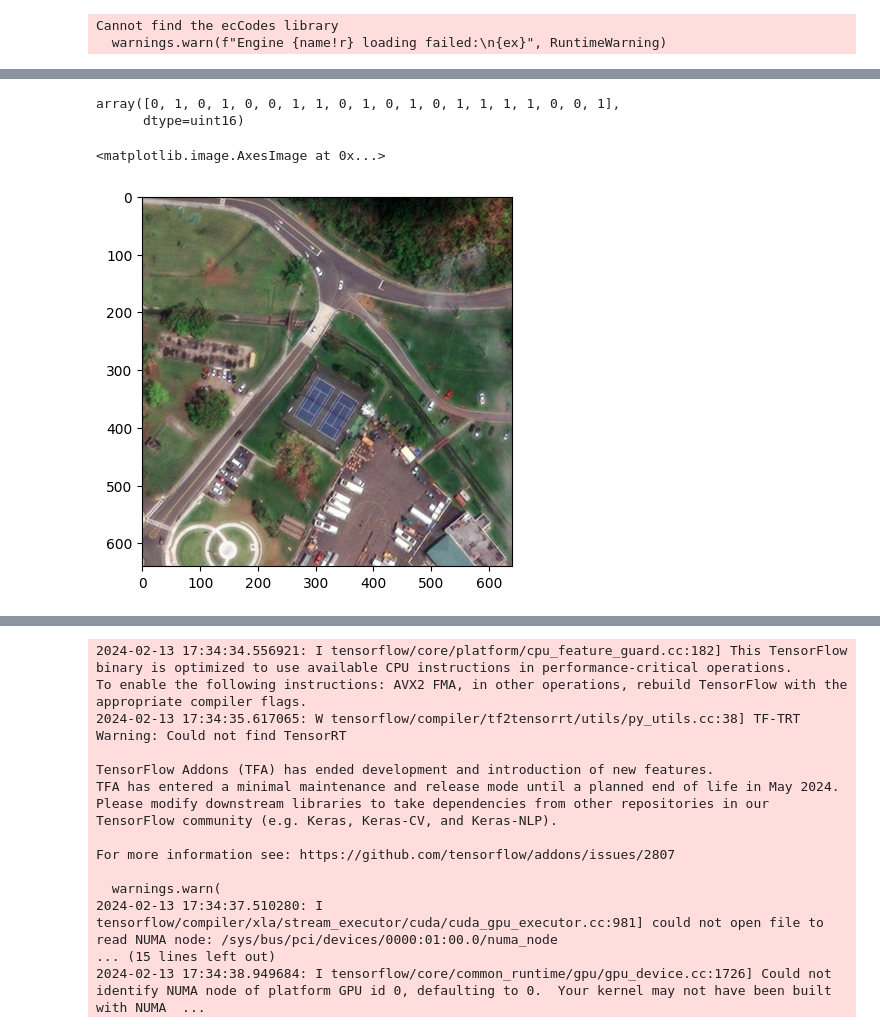
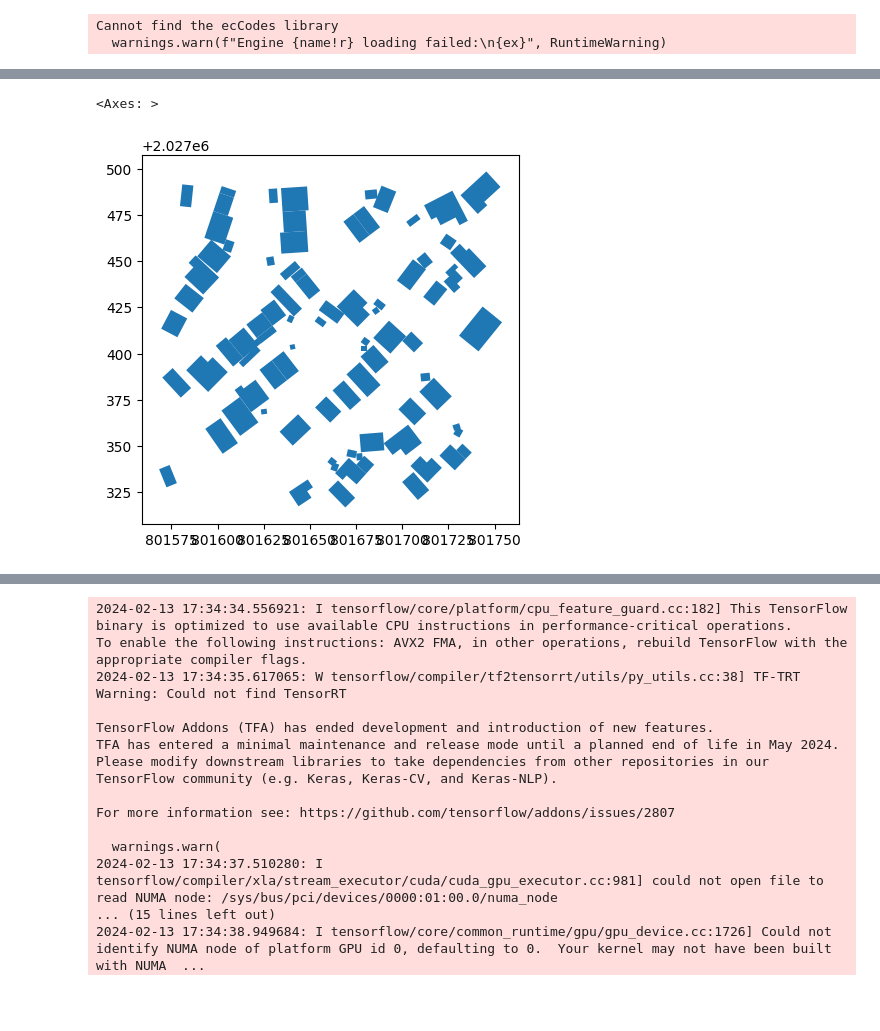
Before and after one commit to EY-competition-2024/EY24, a Jupyter notebook: scripts/debug.ipynb, the cells around one changed output, grey strips where cells are left out. Saved outputs shown, nothing was run; the diff lists cells and outputs as text; code cells hidden in the pictures; blank space fills up the shorter version.

```diff
--- a/scripts/debug.ipynb
+++ b/scripts/debug.ipynb
@@ -10,10 +10,9 @@ PR_DS_POST = xr.open_dataset(
 PR_DS_PRE = xr.open_dataset(
     rf"{repo}\data\data_in\Pre_Event_San_Juan.tif"
 )
-BUILDING_GDF = gpd.read_file(
-    rf"{repo}\data\data_in\Buildins Footprint ROI\building_footprint_roi_challenge.shp"
+BUILDING_GDF = gpd.read_parquet(
+    r"D:\Becas y Proyectos\EY Challenge 2024\EY24\data\data_out\BUILDING_GDF.parquet"
 )
-BUILDING_GDF.to_crs(epsg=32619, inplace=True)
 
 # Get ds bounds
 minx, miny, maxx, maxy = (
@@ -111,14 +56,4 @@ array([[3204, 1889, 4850, 2513],
+# %%
+gdf = gpd.read_file(r"d:\Downloads\building_footprint_roi_challenge_label_reproj.gpkg")
 # %%
-bbox = np.load(r"d:\Becas y Proyectos\EY Challenge 2024\EY24\outputs\YOLOv8_size640_sample10000_train_example_0_bbox.npy")
-bbox
+gdf.to_parquet(r"D:\Becas y Proyectos\EY Challenge 2024\EY24\data\data_out\building_footprint_roi_challenge_label_reproj.parquet")
-# %% [output]
-array([0, 1, 0, 1, 0, 0, 1, 1, 0, 1, 0, 1, 0, 1, 1, 1, 1, 0, 0, 1],
-      dtype=uint16)
-# %%
-
-import matplotlib.pyplot as plt
-image = np.load(r"d:\Becas y Proyectos\EY Challenge 2024\EY24\outputs\YOLOv8_size640_sample10000_train_example_1_imgs.npy")
-plt.imshow(image)
-# %% [output]
-<matplotlib.image.AxesImage at 0x...>
-[figure, removed]
@@ -133,3 +104,11 @@ classes = np.random.randint(0, 2, size=(len(bboxs)))
+# %%
+image_buildings = gdf.cx[
+    boundaries[0] : boundaries[2], boundaries[1] : boundaries[3]
+]
+image_buildings.plot()
+# %% [output]
+<Axes: >
+[figure, added]
 # %%
 import earthpy.plot as ep
 import matplotlib.pyplot as plt
```
Also changed, not shown: parts of 13 cells of this notebook, 3 other files.
